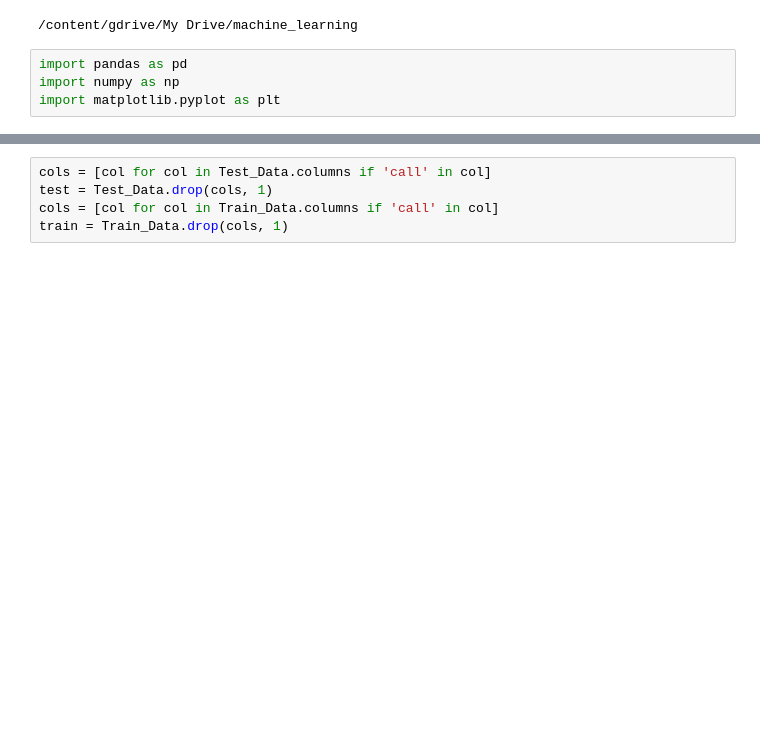
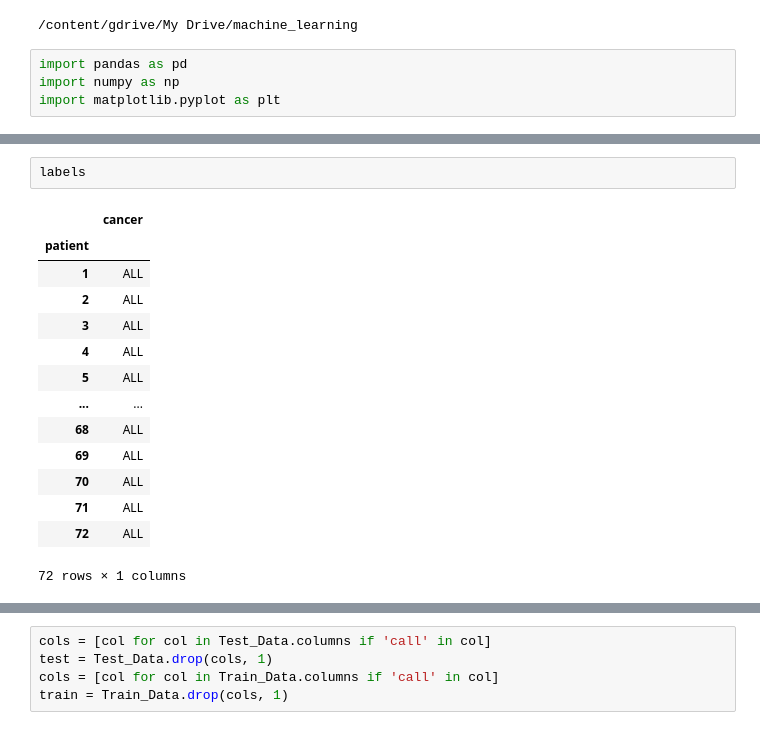
Before and after one commit to silverstar0727/bio_informatics, a Jupyter notebook: bio_구현.ipynb, the cells around one changed output, grey strips where cells are left out. Cells and saved outputs as stored; diff of their text form; blank space fills up the shorter version.

```diff
--- a/bio_구현.ipynb
+++ b/bio_구현.ipynb
@@ -38,0 +26,17 @@ Test_Data.head()
+# %%
+labels
+# %% [output]
+|  | cancer |
+| patient |  |
+| 1 | ALL |
+| 2 | ALL |
+| 3 | ALL |
+| 4 | ALL |
+| 5 | ALL |
+| ... | ... |
+| 68 | ALL |
+| 69 | ALL |
+| 70 | ALL |
+| 71 | ALL |
+| 72 | ALL |
+72 rows × 1 columns
```
Also changed, not shown: parts of 17 cells of this notebook.
